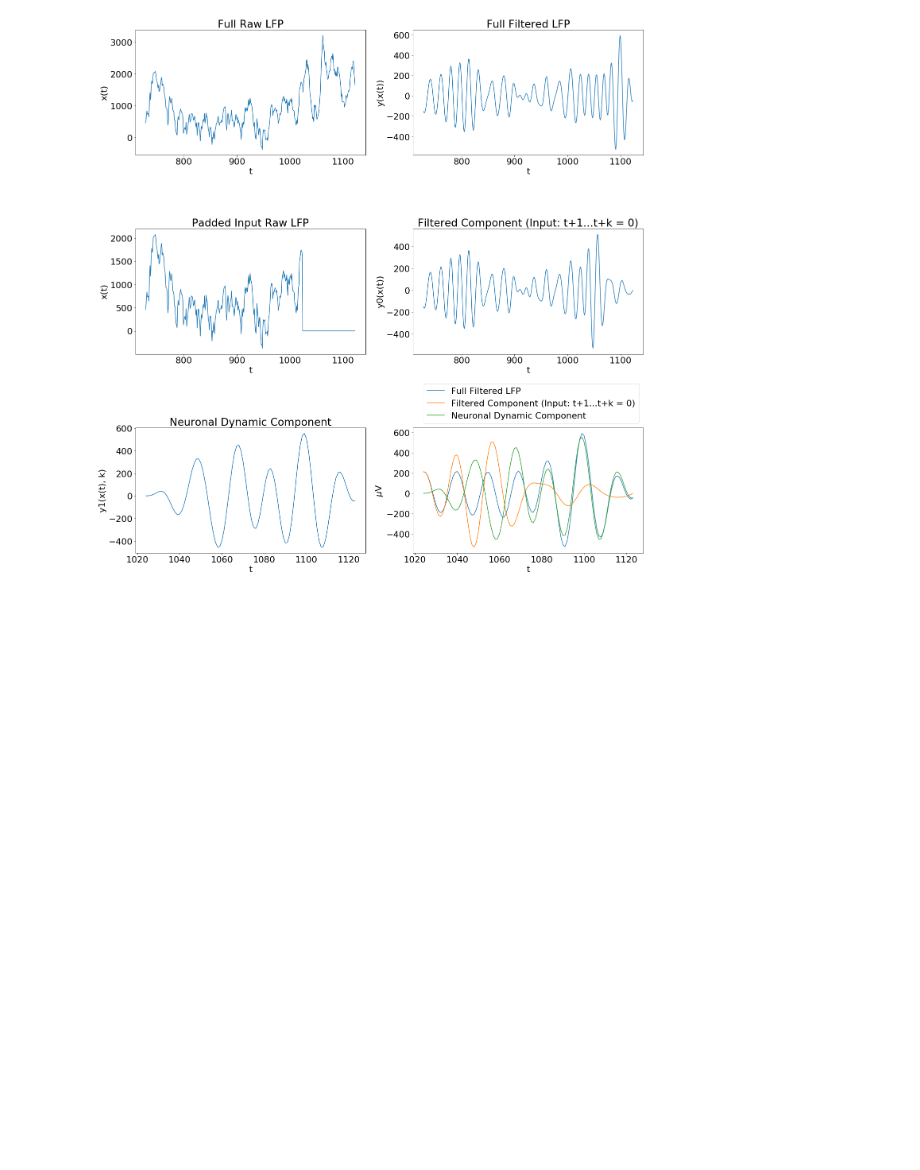
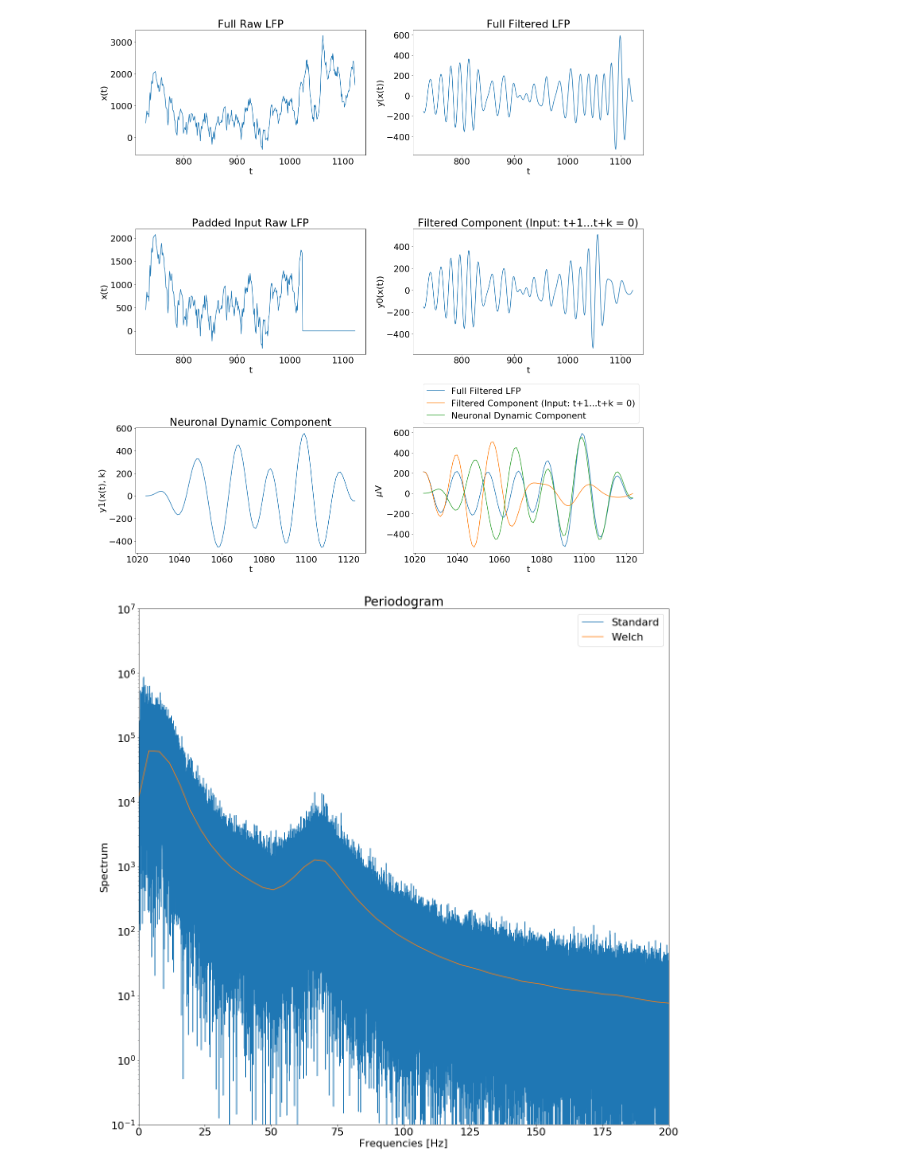
Before and after one commit to MJC598/Neuron_Burst_Analysis, a Jupyter notebook: data_simulations.ipynb, the cells around one changed output. Drawn from its saved outputs; the diff is of its cells as text; code cells hidden in the pictures; blank space fills up the shorter version.

```diff
--- a/data_simulations.ipynb
+++ b/data_simulations.ipynb
@@ -97,3 +92,21 @@ fig.tight_layout()
 plt.show()
 # %% [output]
 [figure]
+# %%
+from scipy.signal import periodogram, welch
+
+r_lfp = arr[0]
+
+f, psd = periodogram(r_lfp, fs=1000, scaling='density', axis=0)
+f_w, psd_w = welch(r_lfp, fs=1000, scaling='density', axis=0)
+plt.semilogy(f, psd, label='Standard')
+plt.semilogy(f_w, psd_w, label='Welch')
+plt.ylim([1e-1, 1e7])
+plt.xlim([0, 200])
+plt.xlabel('Frequencies [Hz]')
+plt.ylabel('Spectrum')
+plt.title('Periodogram')
+plt.legend()
+plt.show()
+# %% [output]
+[figure, added]
```
Also changed, not shown: parts of 2 cells of this notebook, 4 other files.
